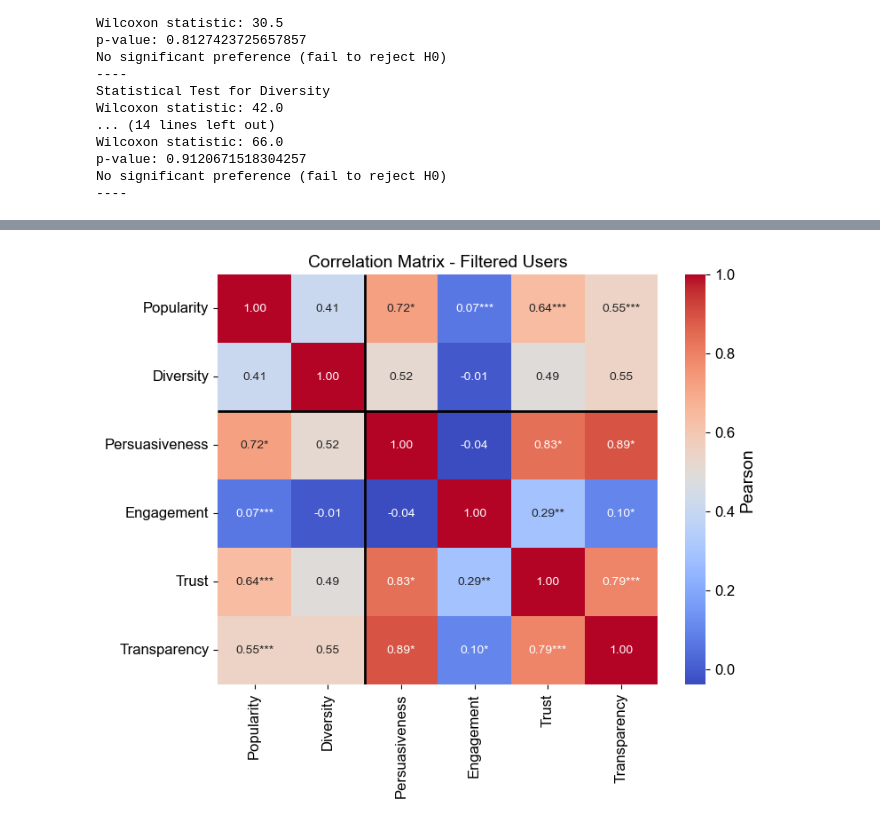
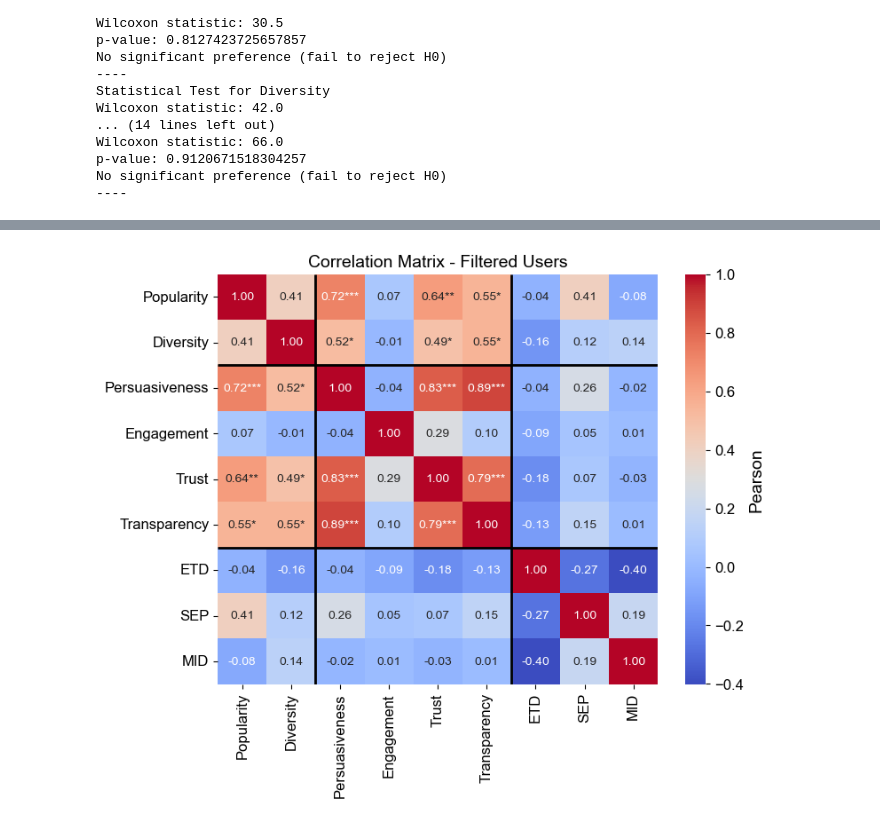
Before and after one commit to andlzanon/offline_metrics_explanation_rec_goals, a Jupyter notebook: Online User Study/Online Analysis.ipynb, the cells around one changed output, grey strips where cells are left out. Drawn from its saved outputs; the diff is of its cells as text; code cells hidden in the pictures.

Commit message:
Uploading reviewer requested changes regarding offline correlation with online perception and bug fix on statistical relevance of correlations

```diff
--- a/Online User Study/Online Analysis.ipynb
+++ b/Online User Study/Online Analysis.ipynb
@@ -689,0 +921,3 @@ pem_end_expl_count_final[pem_end_expl_count_final.index.isin(ids)].mean()
+# %%
+user_metrics = pd.DataFrame(index=end_expl_copy.index.unique().to_list(), columns=['pem_sep', 'pem_etd', 'pem_mid', 'explod_sep', 'explod_etd', 'explod_mid'])
+user_metrics
@@ -689,0 +1034,3 @@ pem_end_expl_count_final[pem_end_expl_count_final.index.isin(ids)].mean()
+# %%
+filtered_users = user_metrics.loc[ids]
+filtered_users
@@ -738,3 +1216,5 @@ corr_reordered = corr.loc[new_order, new_order]
+# %%
+all_metrics_df = all_metrics_df.astype(float)
 # %%
 from scipy.stats import pearsonr, spearmanr
 
@@ -874,3 +1358,13 @@ Wilcoxon statistic: 66.0
 p-value: 0.9120671518304257
 No significant preference (fail to reject H0)
 ----
+# %%
+filtered_users['ETD'] = filtered_users['pem_etd'] - filtered_users['explod_etd']
+filtered_users['SEP'] = filtered_users['pem_sep'] - filtered_users['explod_sep']
+filtered_users['MID'] = filtered_users['pem_mid'] - filtered_users['explod_mid']
+
+offline_diff_filter = filtered_users[['ETD', 'SEP', 'MID']]
+
+filter_all_metrics_df = pd.merge(df_res_f, offline_diff_filter, left_index=True, right_index=True, how='inner')
+
+filter_all_metrics_df
@@ -877,50 +1403,55 @@ No significant preference (fail to reject H0)
 # %%
-cols = df_res_f.columns
+filter_all_metrics_df = filter_all_metrics_df.astype(float)
+cols = filter_all_metrics_df.columns
 n = len(cols)
 corrvals = pd.DataFrame(np.zeros((n, n)), columns=cols, index=cols)
 pvals = pd.DataFrame(np.zeros((n, n)), columns=cols, index=cols)
 
 # Compute Pearson correlation and p-values
 for i in range(n):
     for j in range(i, n):
-        r, p = pearsonr(df_res_f[cols[i]], df_res_f[cols[j]])
+        r, p = pearsonr(filter_all_metrics_df[cols[i]], filter_all_metrics_df[cols[j]])
         corrvals.iloc[i,j] = r
         corrvals.iloc[j,i] = r  # symmetric
         pvals.iloc[i,j] = p
         pvals.iloc[j,i] = p  # symmetric
 
-priority = ["Popularity", "Diversity"]
-new_order = priority + [c for c in corr.columns if c not in priority]
-corrvals = corrvals.loc[new_order, new_order]
-annot = corrvals.round(2).astype(str)
-
+annot = corrvals.copy().astype(object)
 for i in range(n):
     for j in range(n):
+        r = corrvals.iloc[i, j]
         p = pvals.iloc[i, j]
-        r = corrvals.iloc[i, j]
-        if i != j:
-            stars = ""
-            if p < 0.001:
-                stars = "***"
-            elif p < 0.01:
-                stars = "**"
-            elif p < 0.05:
-                stars = "*"
+        if i == j:
+            annot.iloc[i, j] = f"{r:.2f}"
+        else:
+            if p < 0.001: stars = "***"
+            elif p < 0.01: stars = "**"
+            elif p < 0.05: stars = "*"
+            else: stars = ""
             annot.iloc[i, j] = f"{r:.2f}{stars}"
-        else:
-            annot.iloc[i, j] = f"{r:.2f}"
+
+# change corvals and anot
+priority = ["Popularity", "Diversity"]
+new_order = [c for c in priority if c in corrvals.columns] + \
+             [c for c in corrvals.columns if c not in priority]
+
+corrvals_plot = corrvals.reindex(index=new_order, columns=new_order)
+annot_plot    = annot.reindex(index=new_order, columns=new_order)
+
 # Plot
 plt.figure(figsize=(8,6))
-ax = sns.heatmap(corrvals, annot=annot, fmt="", cmap="coolwarm",
+ax = sns.heatmap(corrvals_plot, annot=annot_plot, fmt="", cmap="coolwarm",
             cbar_kws={'label': 'Pearson'})
 
 ax.hlines([2], *ax.get_xlim(), colors="black", linewidth=2)
 ax.vlines([2], *ax.get_ylim(), colors="black", linewidth=2)
+ax.hlines([6], *ax.get_xlim(), colors="black", linewidth=2)
+ax.vlines([6], *ax.get_ylim(), colors="black", linewidth=2)
 
 plt.title("Correlation Matrix - Filtered Users")
 plt.show()
 # %% [output]
-[figure, old version]
+[figure, new version]
 # %%
 print("P-value matrix:\n")
 print(pvals)
```
Also changed, not shown: parts of 29 cells of this notebook, 1 other file.
